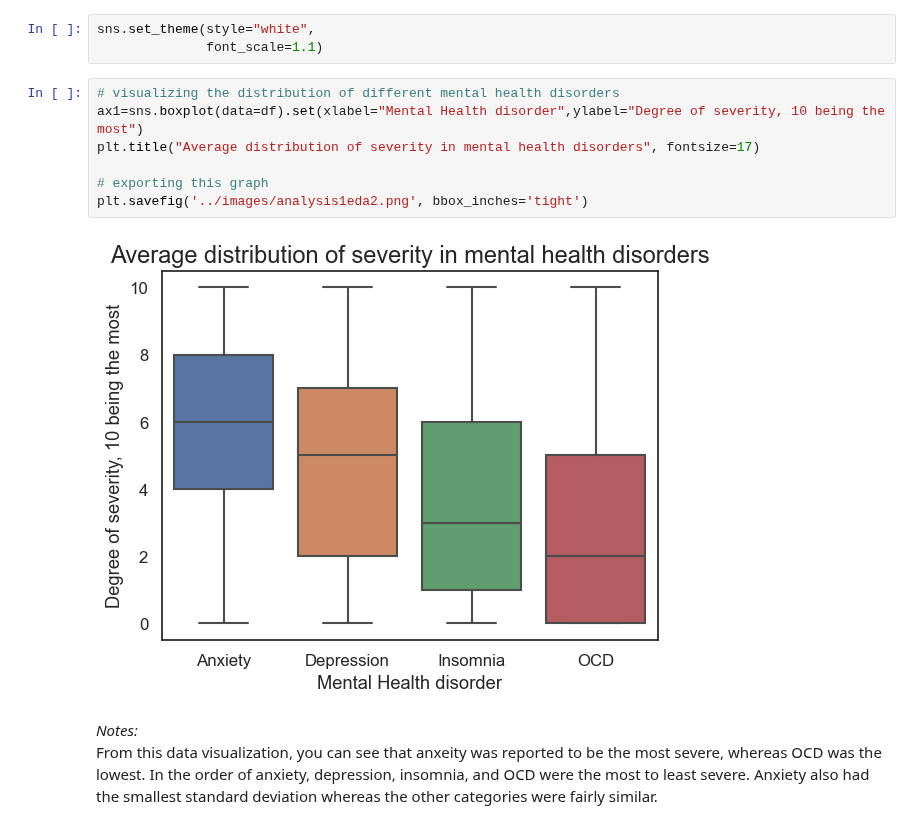
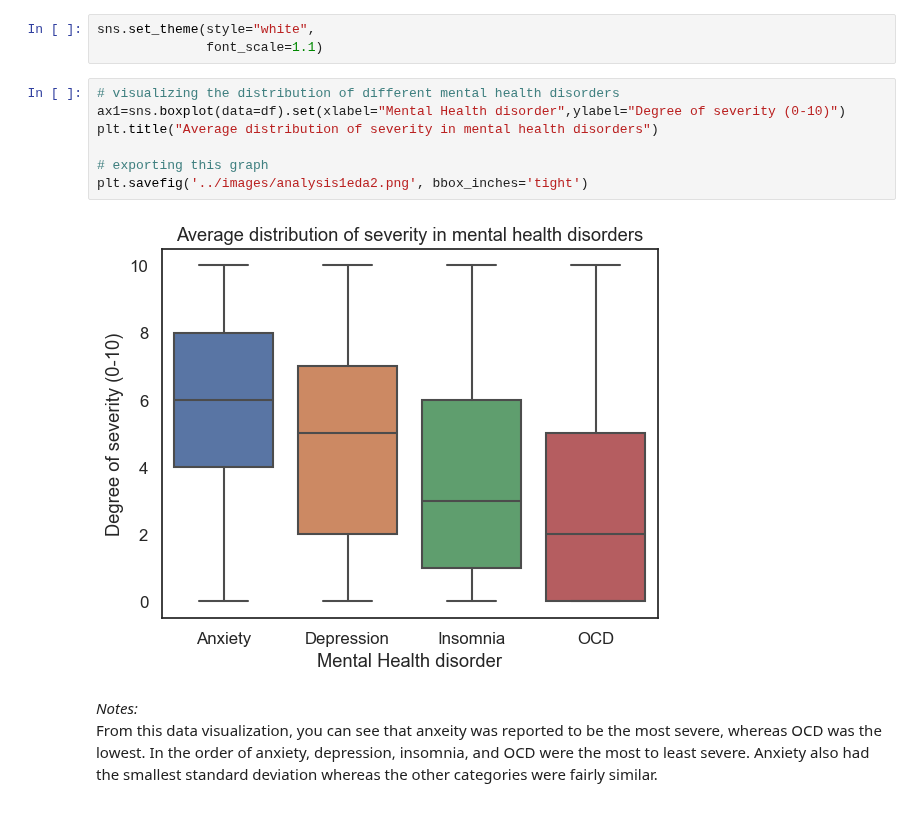
Before and after one commit to ubco-W2022T2-data301/project-group-group12, a Jupyter notebook: analysis/analysis1.ipynb, the cells around one changed output. Saved outputs shown, nothing was run; the diff lists cells and outputs as text.

Commit message:
updated images

```diff
--- a/analysis/analysis1.ipynb
+++ b/analysis/analysis1.ipynb
@@ -187,13 +187,13 @@ sns.set_theme(style="white",
               font_scale=1.1)
 # %%
 # visualizing the distribution of different mental health disorders
-ax1=sns.boxplot(data=df).set(xlabel="Mental Health disorder",ylabel="Degree of severity, 10 being the most")
-plt.title("Average distribution of severity in mental health disorders", fontsize=17)
+ax1=sns.boxplot(data=df).set(xlabel="Mental Health disorder",ylabel="Degree of severity (0-10)")
+plt.title("Average distribution of severity in mental health disorders")
 
 # exporting this graph
 plt.savefig('../images/analysis1eda2.png', bbox_inches='tight')
 # %% [output]
-[figure, old version]
+[figure, new version]
 # %% [markdown]
 *Notes:* <br>
 From this data visualization, you can see that anxeity was reported to be the most severe, whereas OCD was the lowest. In the order of anxiety, depression, insomnia, and OCD were the most to least severe. Anxiety also had the smallest standard deviation whereas the other categories were fairly similar.
```
Also changed, not shown: parts of 8 cells of this notebook, 7 other files.
